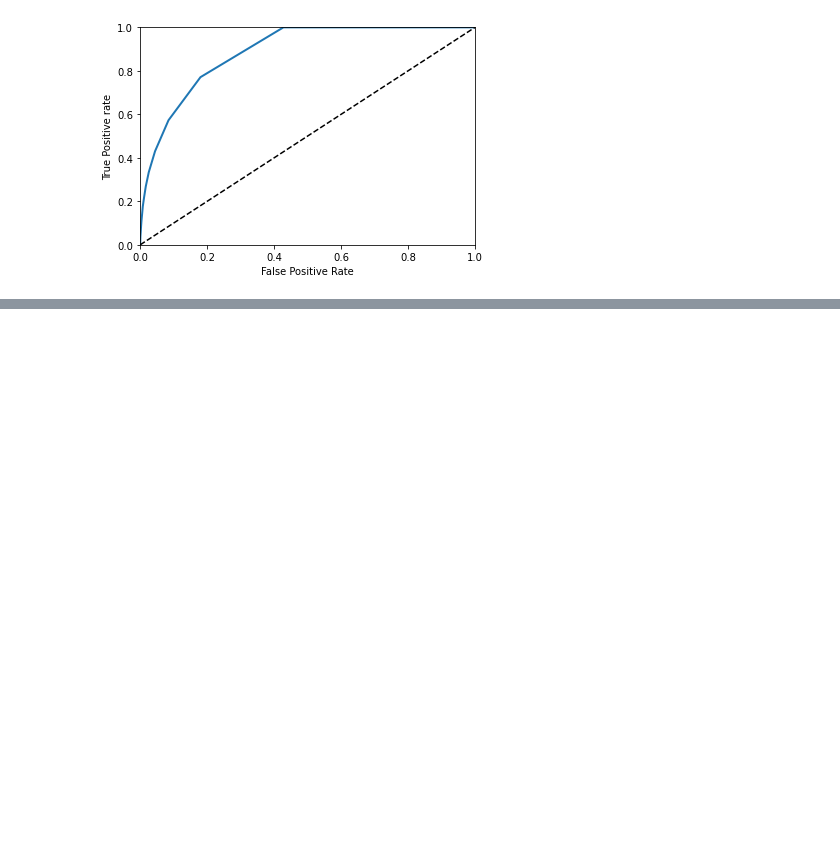
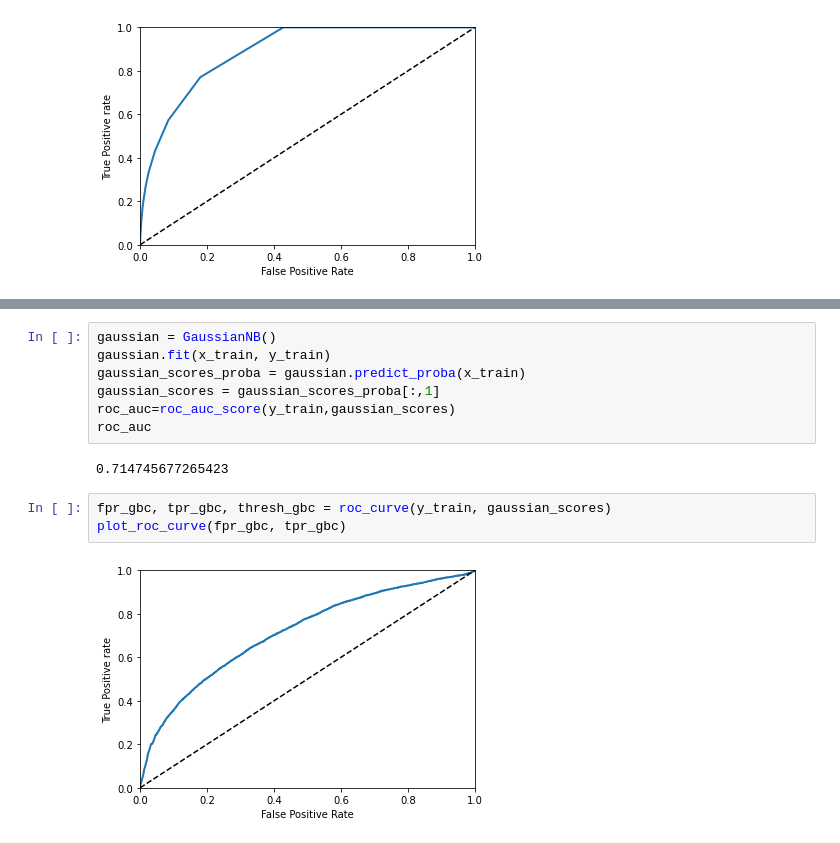
Before and after one commit to 0xgun/Credit-Eligibility, a Jupyter notebook: Phase_2/Phase 2.ipynb, the cells around one changed output, grey strips where cells are left out. Drawn from its saved outputs; the diff is of its cells as text; blank space fills up the shorter version.

```diff
--- a/Phase_2/Phase 2.ipynb
+++ b/Phase_2/Phase 2.ipynb
@@ -605 +610,15 @@ print(roc_auc)
+# %%
+gaussian = GaussianNB()
+gaussian.fit(x_train, y_train)
+gaussian_scores_proba = gaussian.predict_proba(x_train)
+gaussian_scores = gaussian_scores_proba[:,1]
+roc_auc=roc_auc_score(y_train,gaussian_scores)
+roc_auc
+# %% [output]
+0.714745677265423
+# %%
+fpr_gbc, tpr_gbc, thresh_gbc = roc_curve(y_train, gaussian_scores)
+plot_roc_curve(fpr_gbc, tpr_gbc)
+# %% [output]
+[figure, added]
 # %%
```
Also changed, not shown: parts of 64 cells of this notebook.
